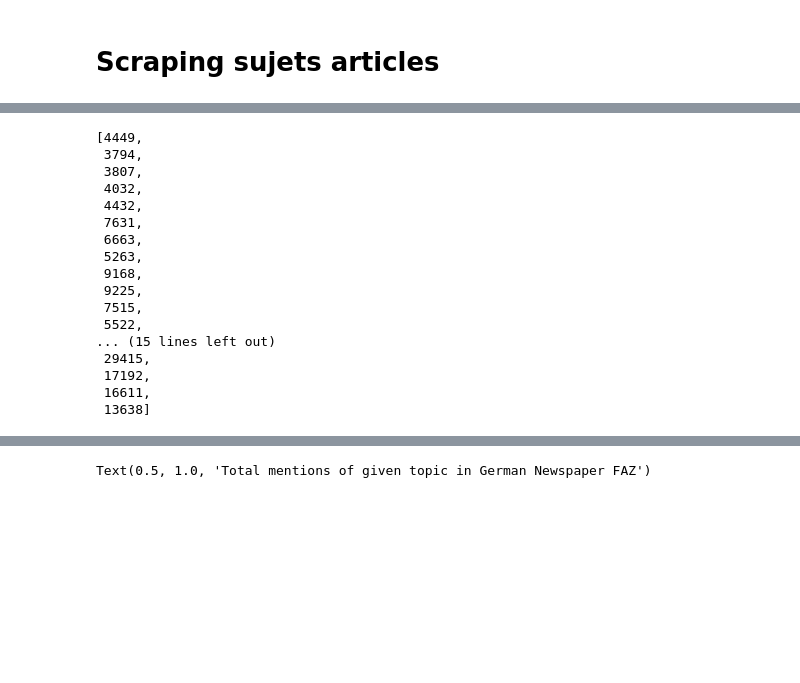
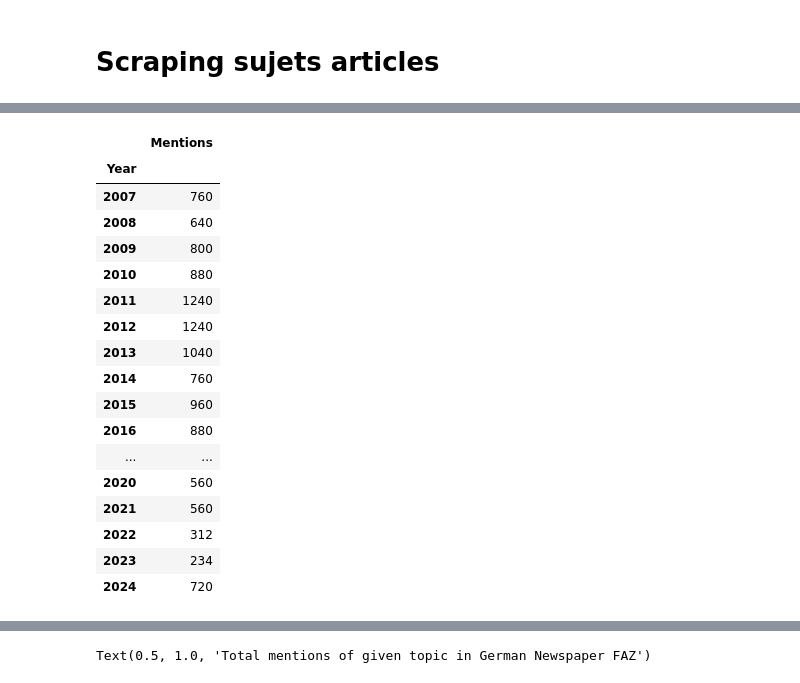
Before and after one commit to atg205/VoteMax, a Jupyter notebook: FinancementAllemagne.ipynb, the cells around one changed output, grey strips where cells are left out. Saved outputs shown, nothing was run; the diff lists cells and outputs as text; code cells hidden in the pictures; blank space fills up the shorter version.

```diff
--- a/FinancementAllemagne.ipynb
+++ b/FinancementAllemagne.ipynb
@@ -292,30 +283,0 @@ mentions_migration
-# %%
-mentions_crise = []
-for year in range(1993,2024):
-    url = f"https://fazarchiv.faz.net/faz-portal/faz-archiv?q=krise&source=&max=10&sort=&offset=0&&_ts={int(time.time())}&DT_from=01.01.{year}&DT_to=01.01.{year+1}&timeFilterType=0#hitlist"
-    table_request_text = request.urlopen(url).read()
-    site = bs4.BeautifulSoup(table_request_text, "html.parser",parse_only=only_filter_count)
-    site = str(site)
-    site = site.replace('.','')
-    filter_results = re.findall(pattern=r'(?<=\()\d+(?=\))',string=str(site))
-    number_of_mentions = max([int(x) for x in filter_results])
-    mentions_crise.append(number_of_mentions)
-mentions_crise
-# %% [output]
-[4449,
- 3794,
- 3807,
- 4032,
- 4432,
- 7631,
- 6663,
- 5263,
- 9168,
- 9225,
- 7515,
- 5522,
-... (15 lines left out)
- 29415,
- 17192,
- 16611,
- 13638]
@@ -321,0 +334,21 @@ mentions_crise
+# %%
+artstr
+# %% [output]
+|  | Mentions |
+| Year |  |
+| 2007 | 760 |
+| 2008 | 640 |
+| 2009 | 800 |
+| 2010 | 880 |
+| 2011 | 1240 |
+| 2012 | 1240 |
+| 2013 | 1040 |
+| 2014 | 760 |
+| 2015 | 960 |
+| 2016 | 880 |
+| ... | ... |
+| 2020 | 560 |
+| 2021 | 560 |
+| 2022 | 312 |
+| 2023 | 234 |
+| 2024 | 720 |
```
Also changed, not shown: parts of 7 cells of this notebook.
